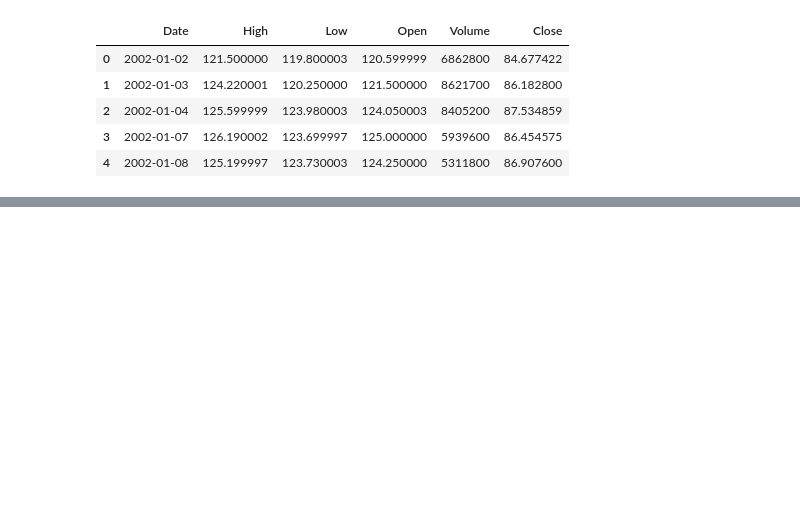
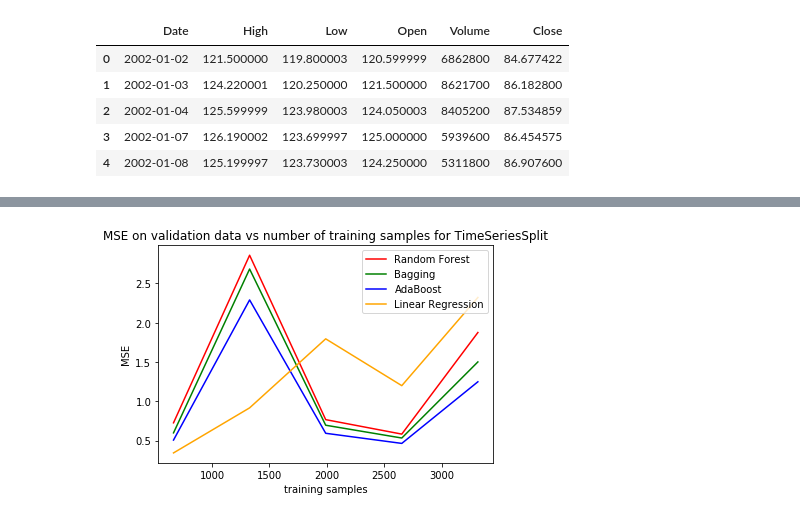
Before and after one commit to meenmo/Forecasting_Stock_Returns_via_Supervised_Learning, a Jupyter notebook: Code/DT_Revised_v1.ipynb, the cells around one changed output, grey strips where cells are left out. Drawn from its saved outputs; the diff is of its cells as text; code cells hidden in the pictures; blank space fills up the shorter version.

```diff
--- a/Code/DT_Revised_v1.ipynb
+++ b/Code/DT_Revised_v1.ipynb
@@ -16,11 +16,11 @@ import matplotlib.pyplot as plt
 from sklearn import linear_model
 # %%
 # read in our data
-# url = "https://raw.githubusercontent.com/SamIlic/Stat479_Project/master/Data/IBM.csv"
-# df_ORIGINAL = pd.read_csv(url)
-df_ORIGINAL = pd.read_csv('IBM.csv')
+url = "https://raw.githubusercontent.com/meenmo/Stat479_Project/master/Data/IBM.csv"
+df_ORIGINAL = pd.read_csv(url)
 df_ORIGINAL.drop(['Close'], axis = 1, inplace = True)
 df_ORIGINAL.columns = ['Date', 'High', 'Low', 'Open', 'Volume', 'Close']
+#df_ORIGINAL = pd.read_csv('IBM.csv')
 # %%
 df_features = df_ORIGINAL
 df_features['Date'] = pd.to_datetime(df_features['Date'])
@@ -87,5 +78,8 @@ df_features.head()
 # %%
-df_features.reset_index(drop = True)
+# reset index
+df_features.reset_index(drop = True, inplace = True)
+
+#### GENERATE TECHNICAL INDICATORS FEATURES
 df_features = standard_deviation(df_features, 14)
 
 df_features = relative_strength_index(df_features, 14) # periods
@@ -125,0 +128,17 @@ ValueError: columns overlap but no suffix specified: Index(['STD_14'], dtype='ob
+# %%
+# do time series split DOING NUMBER 2
+splits = TimeSeriesSplit(n_splits=5)
+
+# stores all labels
+y = df_features['Today']
+
+# drop unneded columns
+df_features.drop(['Open','Close','Low','High','Today'], axis = 1, inplace = True)
+
+# all training data
+X_train_all = df_features.loc[(df_features['Date'] < '2018-01-01')]
+y_train_all = y[X_train_all.index]
+
+# creates all test data which is all after January 2018
+X_test = df_features.loc[(df_features['Date'] >= '2018-01-01'),:]
+y_test = y[X_test.index]
@@ -125,0 +244,16 @@ ValueError: columns overlap but no suffix specified: Index(['STD_14'], dtype='ob
+# %%
+plt.plot(trainsamples,[item[0] for item in model1metrics], color = 'r', label = 'Random Forest')
+plt.plot(trainsamples,[item[0] for item in model2metrics], color = 'g', label = 'Bagging')
+plt.plot(trainsamples,[item[0] for item in model3metrics], color = 'b', label = 'AdaBoost')
+plt.plot(trainsamples,[item[0] for item in model4metrics], color = 'orange', label = 'Linear Regression')
+
+plt.title('MSE on validation data vs number of training samples for TimeSeriesSplit')
+plt.xlabel('training samples')
+plt.ylabel('MSE')
+plt.legend()
+
+#plt.rcParams['figure.figsize'] = [15,10]
+
+plt.show()
+# %% [output]
+[figure, added]
```
Also changed, not shown: parts of 15 cells of this notebook.
